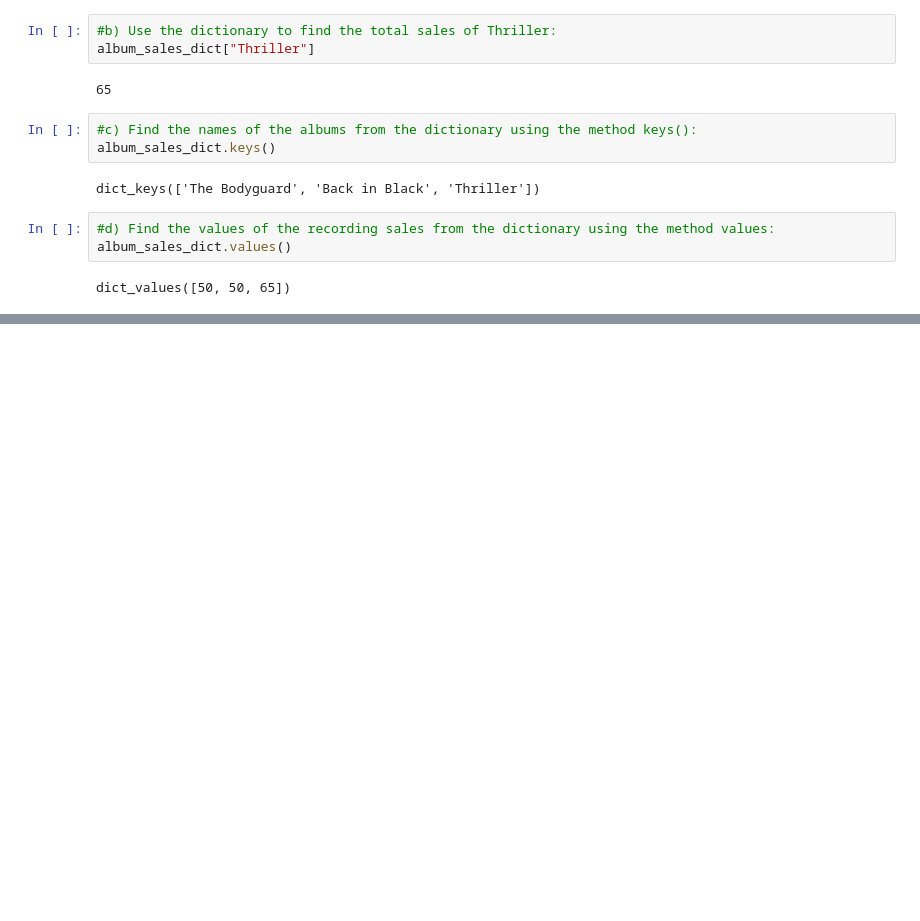
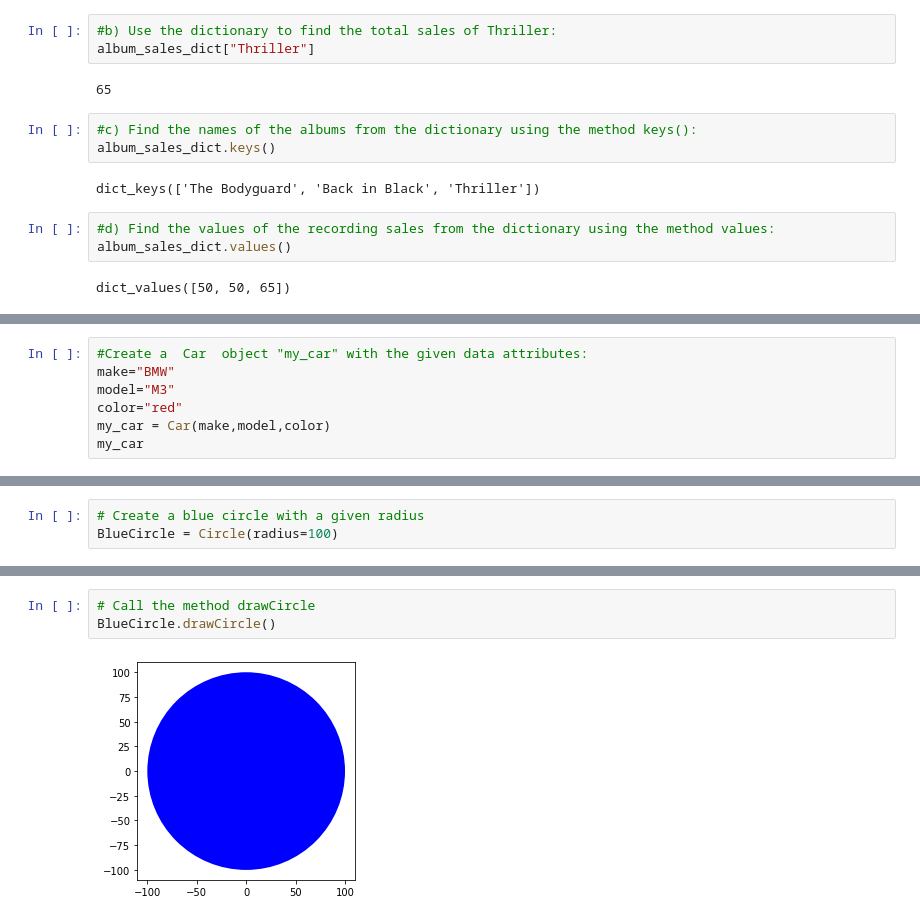
Before and after one commit to PosgradoMNA/actividades-de-aprendizaje-Alanave28, a Jupyter notebook: CursoIBMAlanFernandez_P2.ipynb, the cells around one changed output, grey strips where cells are left out. Saved outputs shown, nothing was run; the diff lists cells and outputs as text; blank space fills up the shorter version.

```diff
--- a/CursoIBMAlanFernandez_P2.ipynb
+++ b/CursoIBMAlanFernandez_P2.ipynb
@@ -802,0 +993,7 @@ dict_values([50, 50, 65])
+# %%
+#Create a  Car  object "my_car" with the given data attributes:
+make="BMW"
+model="M3"
+color="red"
+my_car = Car(make,model,color)
+my_car
@@ -802,0 +1778,3 @@ dict_values([50, 50, 65])
+# %%
+# Create a blue circle with a given radius
+BlueCircle = Circle(radius=100)
@@ -802,0 +1791,5 @@ dict_values([50, 50, 65])
+# %%
+# Call the method drawCircle
+BlueCircle.drawCircle()
+# %% [output]
+[figure, added]
```
Also changed, not shown: parts of 122 cells of this notebook.
